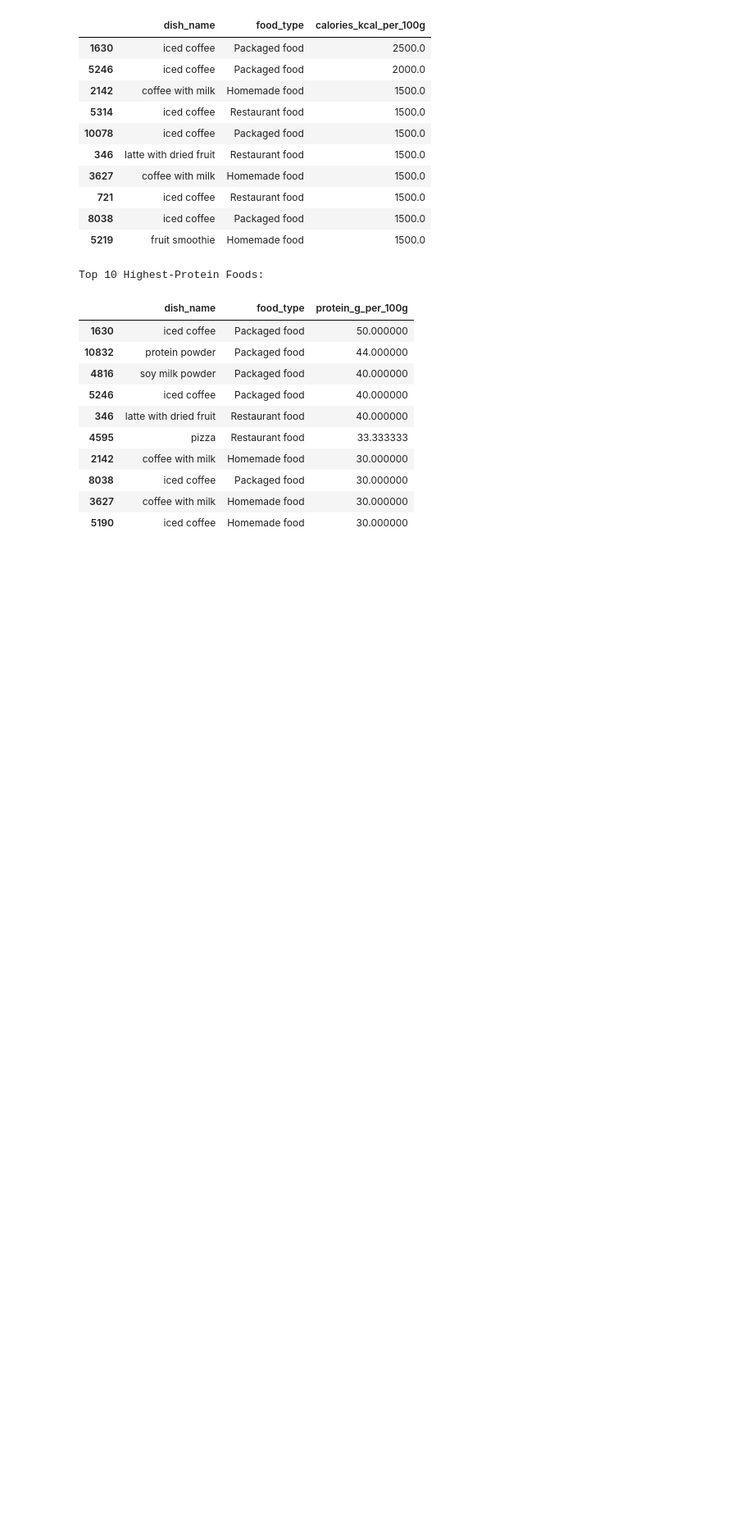
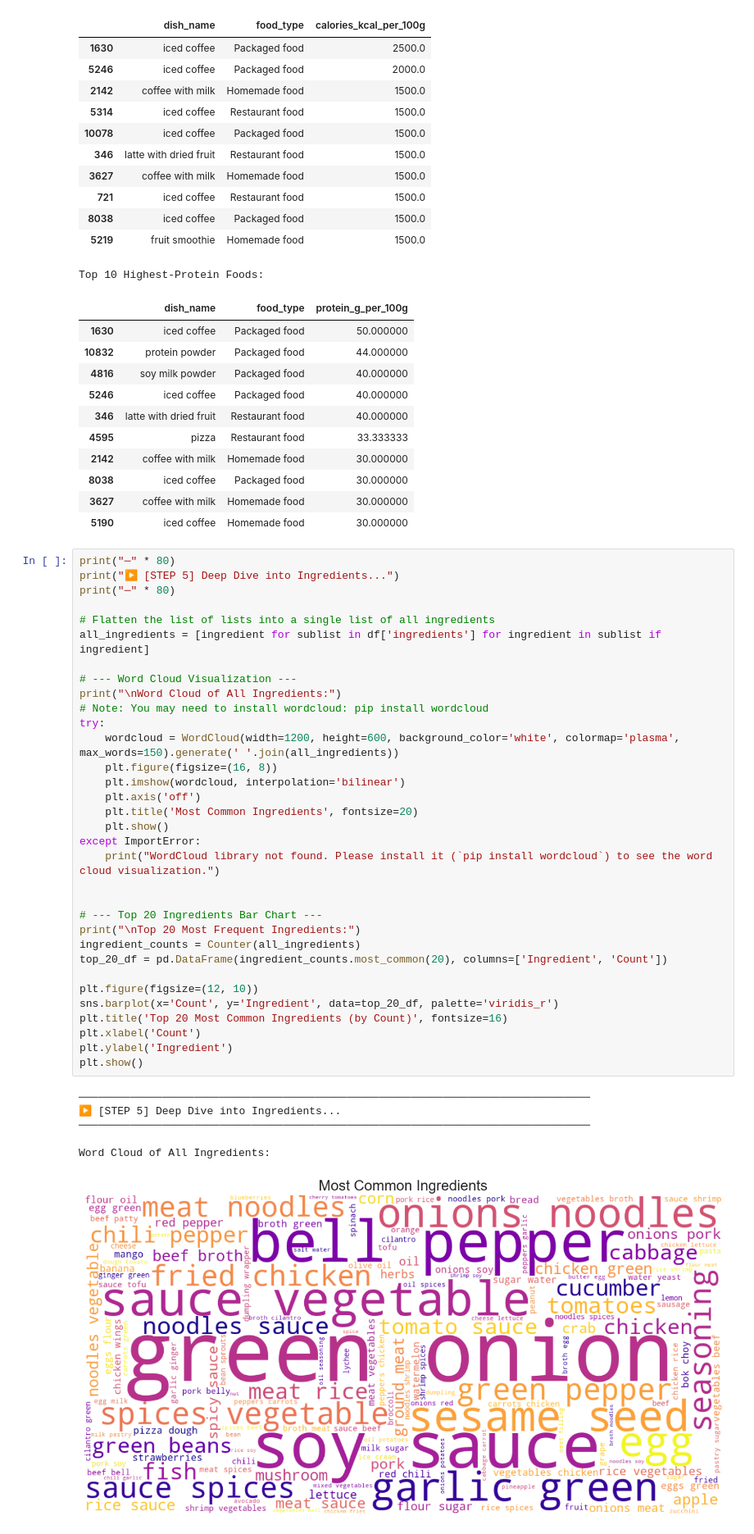
Before and after one commit to Aaditya235-design/NutriSage, a Jupyter notebook: Codes/EDA_PIPELINE.ipynb, the cells around one changed output. Shown at 82% size. Saved outputs shown, nothing was run; the diff lists cells and outputs as text; blank space fills up the shorter version.

```diff
--- a/Codes/EDA_PIPELINE.ipynb
+++ b/Codes/EDA_PIPELINE.ipynb
@@ -255,3 +255,43 @@ Top 10 Highest-Protein Foods:
 | 8038 | iced coffee | Packaged food | 30.000000 |
 | 3627 | coffee with milk | Homemade food | 30.000000 |
 | 5190 | iced coffee | Homemade food | 30.000000 |
+# %%
+print("─" * 80)
+print("▶ [STEP 5] Deep Dive into Ingredients...")
+print("─" * 80)
+
+# Flatten the list of lists into a single list of all ingredients
+all_ingredients = [ingredient for sublist in df['ingredients'] for ingredient in sublist if ingredient]
+
+# --- Word Cloud Visualization ---
+print("\nWord Cloud of All Ingredients:")
+# Note: You may need to install wordcloud: pip install wordcloud
+try:
+    wordcloud = WordCloud(width=1200, height=600, background_color='white', colormap='plasma', max_words=150).generate(' '.join(all_ingredients))
+    plt.figure(figsize=(16, 8))
+    plt.imshow(wordcloud, interpolation='bilinear')
+    plt.axis('off')
+    plt.title('Most Common Ingredients', fontsize=20)
+    plt.show()
+except ImportError:
+    print("WordCloud library not found. Please install it (`pip install wordcloud`) to see the word cloud visualization.")
+
+
+# --- Top 20 Ingredients Bar Chart ---
+print("\nTop 20 Most Frequent Ingredients:")
+ingredient_counts = Counter(all_ingredients)
+top_20_df = pd.DataFrame(ingredient_counts.most_common(20), columns=['Ingredient', 'Count'])
+
+plt.figure(figsize=(12, 10))
+sns.barplot(x='Count', y='Ingredient', data=top_20_df, palette='viridis_r')
+plt.title('Top 20 Most Common Ingredients (by Count)', fontsize=16)
+plt.xlabel('Count')
+plt.ylabel('Ingredient')
+plt.show()
+# %% [output]
+────────────────────────────────────────────────────────────────────────────────
+▶ [STEP 5] Deep Dive into Ingredients...
+────────────────────────────────────────────────────────────────────────────────
+
+Word Cloud of All Ingredients:
+[figure, added]
```
Also changed, not shown: parts of 1 cell of this notebook.
